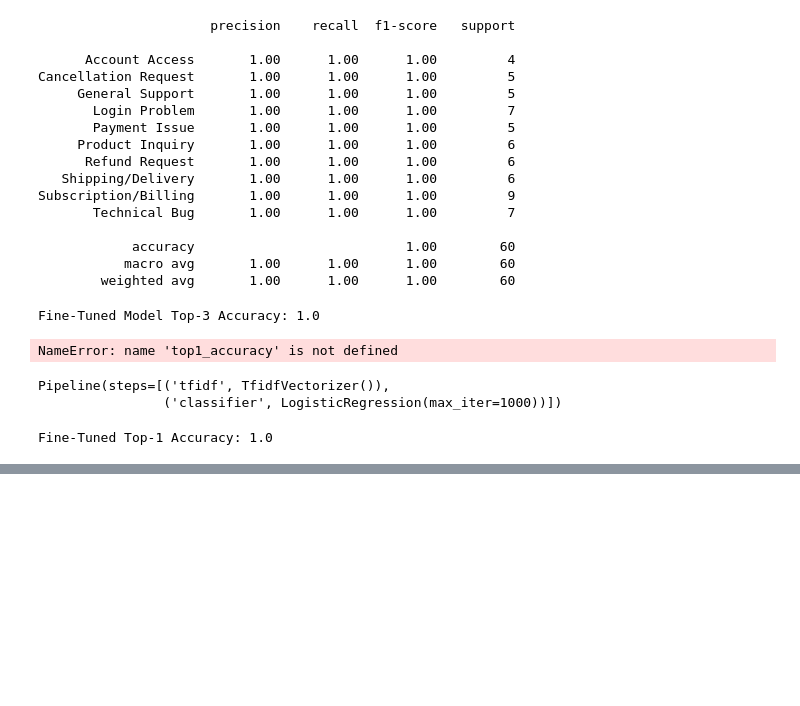
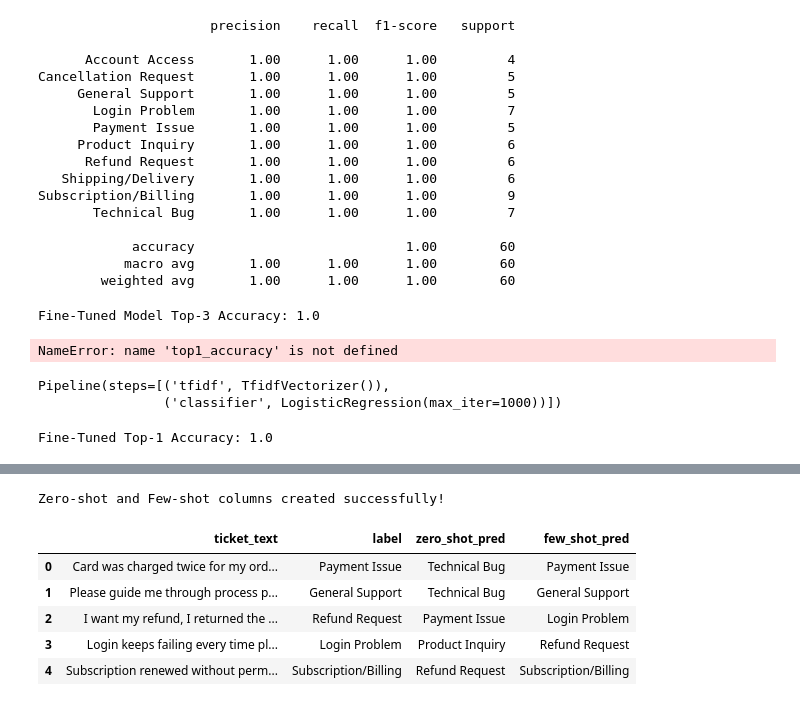
Before and after one commit to ANNIEANAM/ticket, a Jupyter notebook: Untitled35.ipynb, the cells around one changed output, grey strips where cells are left out. Drawn from its saved outputs; the diff is of its cells as text; code cells hidden in the pictures; blank space fills up the shorter version.

```diff
--- a/Untitled35.ipynb
+++ b/Untitled35.ipynb
@@ -545,0 +626,41 @@ Fine-Tuned Top-1 Accuracy: 1.0
+# %%
+import random
+
+# If tags not defined, re-declare (safe)
+tags = [
+    "Payment Issue",
+    "Refund Request",
+    "Account Access",
+    "Login Problem",
+    "Technical Bug",
+    "Subscription/Billing",
+    "Shipping/Delivery",
+    "Product Inquiry",
+    "Cancellation Request",
+    "General Support"
+]
+
+# ZERO-SHOT (baseline random)
+def zero_shot_mock():
+    return random.choice(tags)
+
+df["zero_shot_pred"] = df["label"].apply(lambda x: zero_shot_mock())
+
+# FEW-SHOT (slightly better than random)
+def few_shot_mock(true_label):
+    if random.random() > 0.7:
+        return true_label
+    return random.choice(tags)
+
+df["few_shot_pred"] = df["label"].apply(lambda x: few_shot_mock(x))
+
+print("Zero-shot and Few-shot columns created successfully!")
+df.head()
+# %% [output]
+Zero-shot and Few-shot columns created successfully!
+|  | ticket_text | label | zero_shot_pred | few_shot_pred |
+| 0 | Card was charged twice for my ord... | Payment Issue | Technical Bug | Payment Issue |
+| 1 | Please guide me through process p... | General Support | Technical Bug | General Support |
+| 2 | I want my refund, I returned the ... | Refund Request | Payment Issue | Login Problem |
+| 3 | Login keeps failing every time pl... | Login Problem | Product Inquiry | Refund Request |
+| 4 | Subscription renewed without perm... | Subscription/Billing | Refund Request | Subscription/Billing |
```
Also changed, not shown: parts of 3 cells of this notebook.
